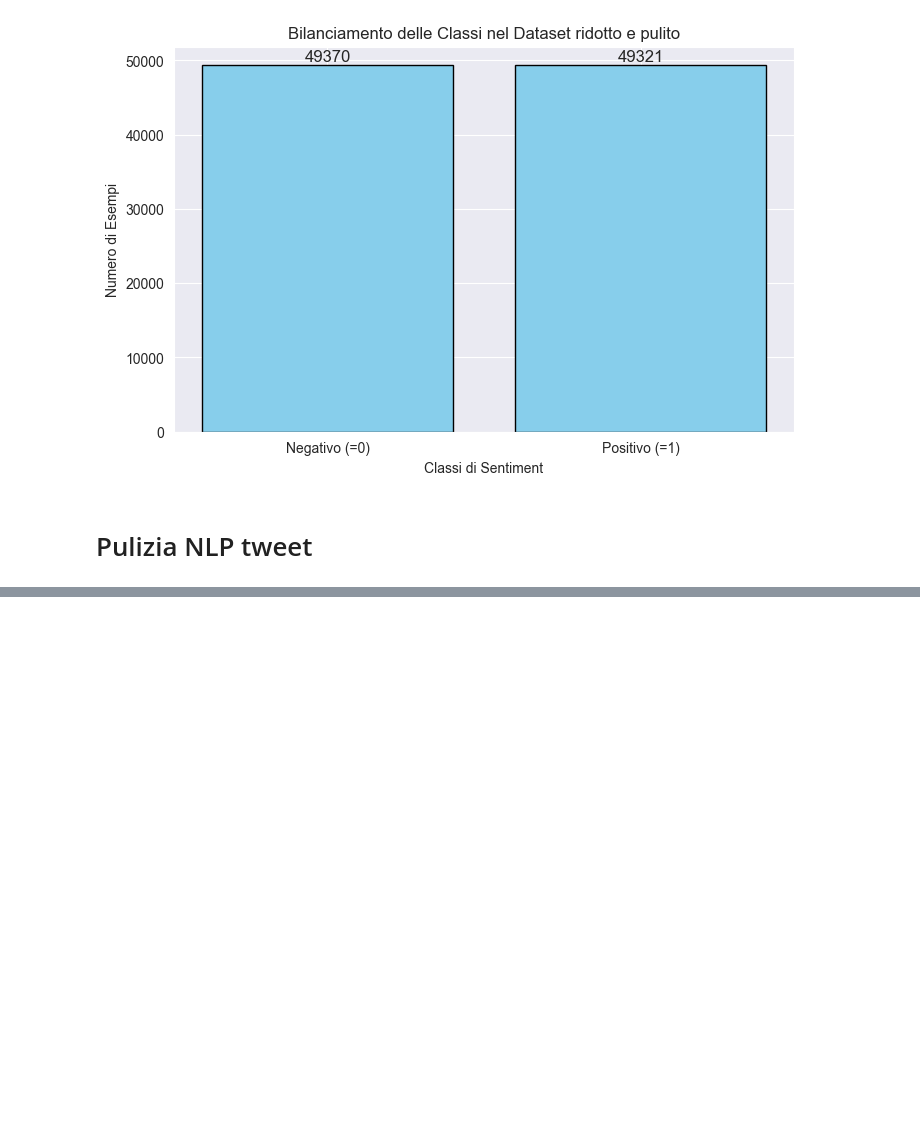
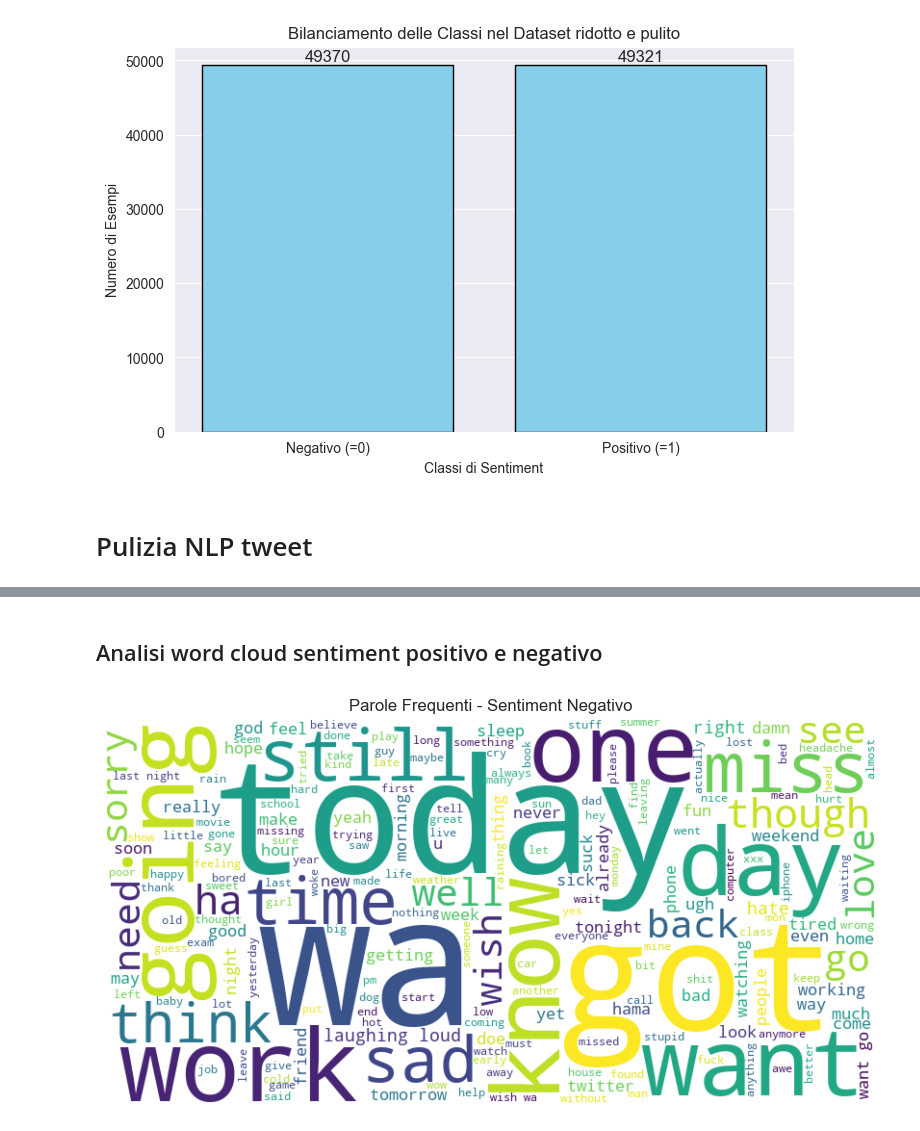
Before and after one commit to Giop378/SentAI, a Jupyter notebook: src/02_data_preparation/data_preparation.ipynb, the cells around one changed output, grey strips where cells are left out. Drawn from its saved outputs; the diff is of its cells as text; code cells hidden in the pictures; blank space fills up the shorter version.

```diff
--- a/src/02_data_preparation/data_preparation.ipynb
+++ b/src/02_data_preparation/data_preparation.ipynb
@@ -202,0 +657,14 @@ Numero di tweet per ciascuna classe:
+# %%
+def normalize_spaces(text):
+    # Rimuove spazi multipli e spazi iniziali/finali
+    return re.sub(r'\s+', ' ', text).strip()
+
+# Crea una nuova colonna
+dataset['text_spaces_clean'] = dataset['text_spell_corrected'].apply(normalize_spaces)
+
+# Confronto (prime 5 righe)
+print("Rimozione spazi multipli e trimming:\n")
+for i, row in dataset[['text_spell_corrected', 'text_spaces_clean']].head(5).iterrows():
+    print("PRIMA ->", row['text_spell_corrected'])
+    print("DOPO  ->", row['text_spaces_clean'])
+    print("-------------------------------------------------")
@@ -202,0 +736,14 @@ Numero di tweet per ciascuna classe:
+# %%
+# Funzione per ricostruire il testo dai token processati
+def reconstruct_text(tokens):
+    return " ".join(tokens)
+
+# Crea una nuova colonna con il testo ricostruito
+dataset['text_final'] = dataset['tokens_processed'].apply(reconstruct_text)
+
+# Visualizza il confronto tra il testo tokenizzato e il testo ricostruito
+print("Confronto tra il testo originale e il testo ricostruito:\n")
+for i, row in dataset[['tokens_processed', 'text_final']].head(5).iterrows():
+    print("Prima: ", row['tokens_processed'])
+    print("Dopo:  ", row['text_final'])
+    print("-------")
@@ -202,0 +768,17 @@ Numero di tweet per ciascuna classe:
+# %% [markdown]
+## Analisi word cloud sentiment positivo e negativo
+# %%
+# Seleziona tutti i tweet con target 0 (sentiment negativo) e unisci il testo in un'unica stringa
+text_neg = ' '.join(dataset[dataset['target'] == 0]['text_final'])
+
+# Genera la wordcloud per il sentiment negativo
+wordcloud_neg = WordCloud(width=800, height=400, background_color='white', max_words=200).generate(text_neg)
+
+# Visualizza la wordcloud
+plt.figure(figsize=(10, 5))
+plt.imshow(wordcloud_neg, interpolation='bilinear')
+plt.title('Parole Frequenti - Sentiment Negativo')
+plt.axis('off')
+plt.show()
+# %% [output]
+[figure, added]
```
Also changed, not shown: parts of 36 cells of this notebook, 1 other file.
